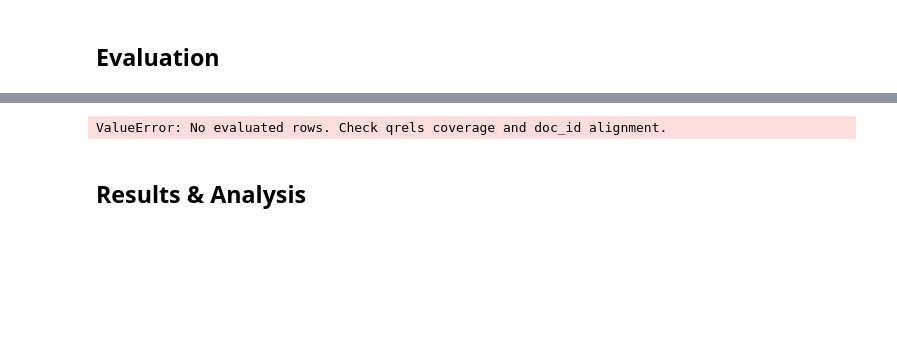
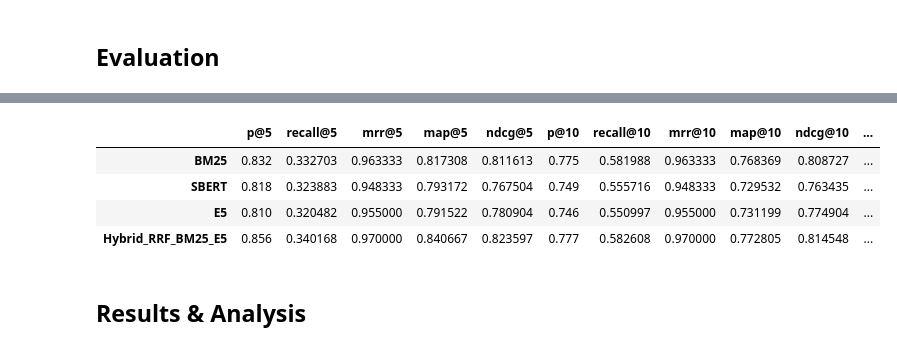
Before and after one commit to Famosaya-Bobola/Enhanced-Product-Discovery, a Jupyter notebook: product-retrieval-implementation.ipynb, the cells around one changed output, grey strips where cells are left out. Cells and saved outputs as stored; diff of their text form; code cells hidden in the pictures; blank space fills up the shorter version.

```diff
--- a/product-retrieval-implementation.ipynb
+++ b/product-retrieval-implementation.ipynb
@@ -538,35 +474,39 @@ def evaluate_system(name, retrieve_fn, queries, qrels):
         rows.append({
             "system": name,
             "query_id": qid,
             "p@5": precision_at_k(ranked_ids, rel_map, 5),
             "recall@5": recall_at_k(ranked_ids, rel_map, 5),
             "mrr@5": reciprocal_rank_at_k(ranked_ids, rel_map, 5),
             "map@5": average_precision_at_k(ranked_ids, rel_map, 5),
             "ndcg@5": ndcg_at_k(ranked_ids, rel_map, 5),
             "p@10": precision_at_k(ranked_ids, rel_map, 10),
             "recall@10": recall_at_k(ranked_ids, rel_map, 10),
             "mrr@10": reciprocal_rank_at_k(ranked_ids, rel_map, 10),
             "map@10": average_precision_at_k(ranked_ids, rel_map, 10),
             "ndcg@10": ndcg_at_k(ranked_ids, rel_map, 10),
             "latency_ms": latency_ms[-1],
         })
 
     per_query = pd.DataFrame(rows)
     if per_query.empty:
         raise ValueError("No evaluated rows. Check qrels coverage and doc_id alignment.")
     summary = per_query.drop(columns=["system", "query_id"]).mean().to_frame(name=name).T
     return per_query, summary
 
 
 bm25_perq, bm25_summary = evaluate_system("BM25", bm25_retrieve, queries_df, qrels_df)
 sbert_perq, sbert_summary = evaluate_system("SBERT", sbert_retrieve, queries_df, qrels_df)
 e5_perq, e5_summary = evaluate_system("E5", e5_retrieve, queries_df, qrels_df)
 hybrid_perq, hybrid_summary = evaluate_system("Hybrid_RRF_BM25_E5", rrf_hybrid_retrieve, queries_df, qrels_df)
 
-summary = pd.concat([bm25_summary, sbert_summary, e5_summary, hybrid_summary], axis=0).reset_index(drop=True)
+summary = pd.concat([bm25_summary, sbert_summary, e5_summary, hybrid_summary], axis=0)
 summary
 # %% [output]
-ValueError: No evaluated rows. Check qrels coverage and doc_id alignment.
+|  | p@5 | recall@5 | mrr@5 | map@5 | ndcg@5 | p@10 | recall@10 | mrr@10 | map@10 | ndcg@10 | ... |
+| BM25 | 0.832 | 0.332703 | 0.963333 | 0.817308 | 0.811613 | 0.775 | 0.581988 | 0.963333 | 0.768369 | 0.808727 | ... |
+| SBERT | 0.818 | 0.323883 | 0.948333 | 0.793172 | 0.767504 | 0.749 | 0.555716 | 0.948333 | 0.729532 | 0.763435 | ... |
+| E5 | 0.810 | 0.320482 | 0.955000 | 0.791522 | 0.780904 | 0.746 | 0.550997 | 0.955000 | 0.731199 | 0.774904 | ... |
+| Hybrid_RRF_BM25_E5 | 0.856 | 0.340168 | 0.970000 | 0.840667 | 0.823597 | 0.777 | 0.582608 | 0.970000 | 0.772805 | 0.814548 | ... |
 # %% [markdown]
 ## Results & Analysis
 # %%
```
Also changed, not shown: parts of 6 cells of this notebook, 9 other files.
